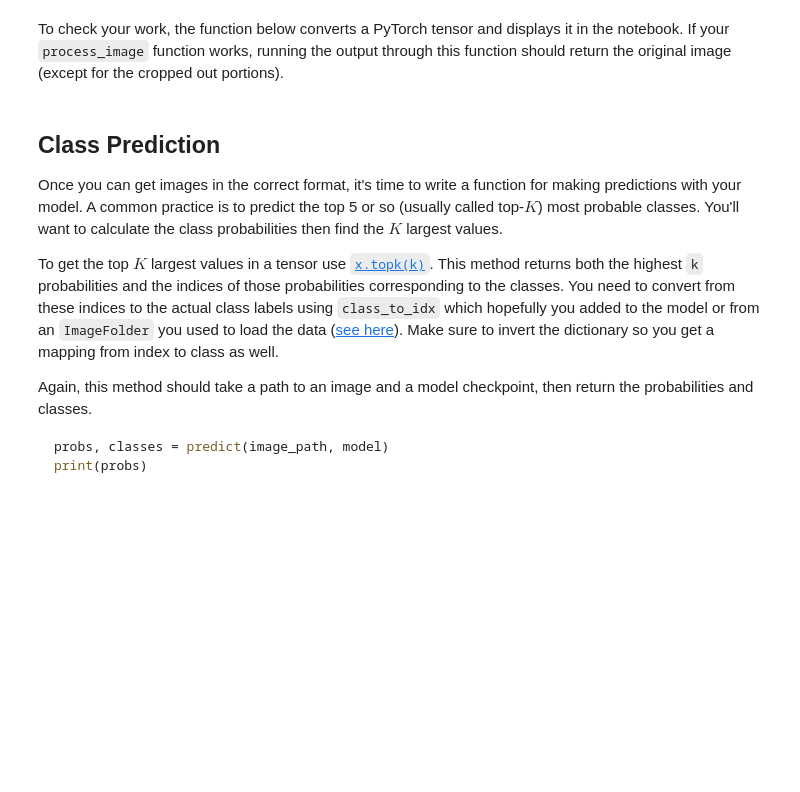
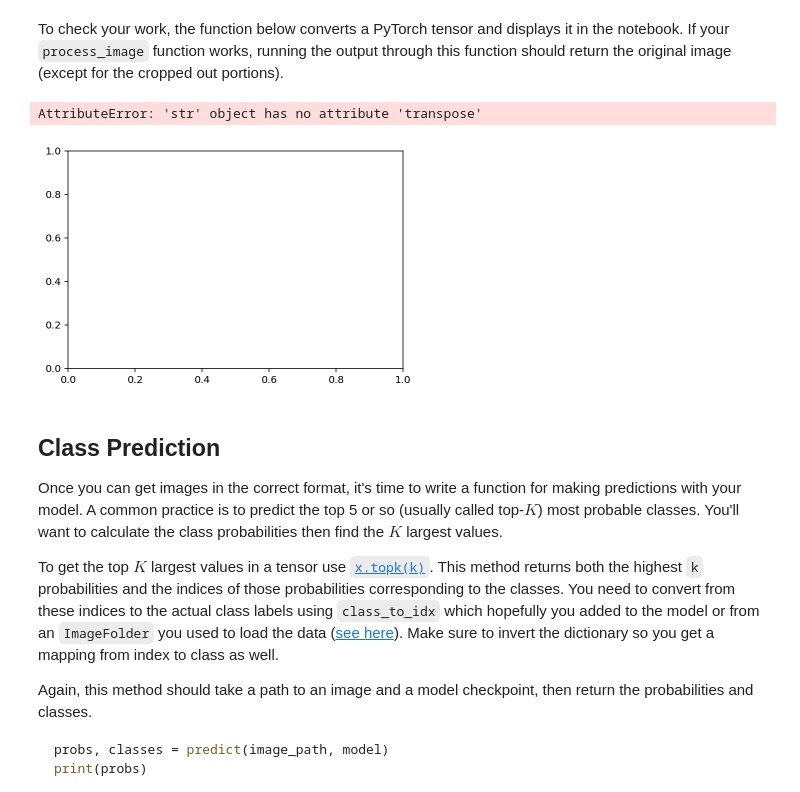
Before and after one commit to TamerKaratekin/aipnd-flower-classifier, a Jupyter notebook: Image Classifier Project.ipynb, the cells around one changed output. Cells and saved outputs as stored; diff of their text form; code cells hidden in the pictures; blank space fills up the shorter version.

```diff
--- a/Image Classifier Project.ipynb
+++ b/Image Classifier Project.ipynb
@@ -364,23 +412,28 @@ To check your work, the function below converts a PyTorch tensor and displays it
 # %%
 def imshow(image, ax=None, title=None):
     if ax is None:
         fig, ax = plt.subplots()
 
     # PyTorch tensors assume the color channel is the first dimension
     # but matplotlib assumes is the third dimension
     image = image.transpose((1, 2, 0))
 
     # Undo preprocessing
     mean = np.array([0.485, 0.456, 0.406])
     std = np.array([0.229, 0.224, 0.225])
     image = std * image + mean
 
     # Image needs to be clipped between 0 and 1 or it looks like noise when displayed
     image = np.clip(image, 0, 1)
 
     ax.imshow(image)
 
     return ax
+
+imshow('lion.JPG')
+# %% [output]
+AttributeError: 'str' object has no attribute 'transpose'
+[figure, added]
 # %% [markdown]
 ## Class Prediction
 
```
Also changed, not shown: parts of 8 cells of this notebook.
